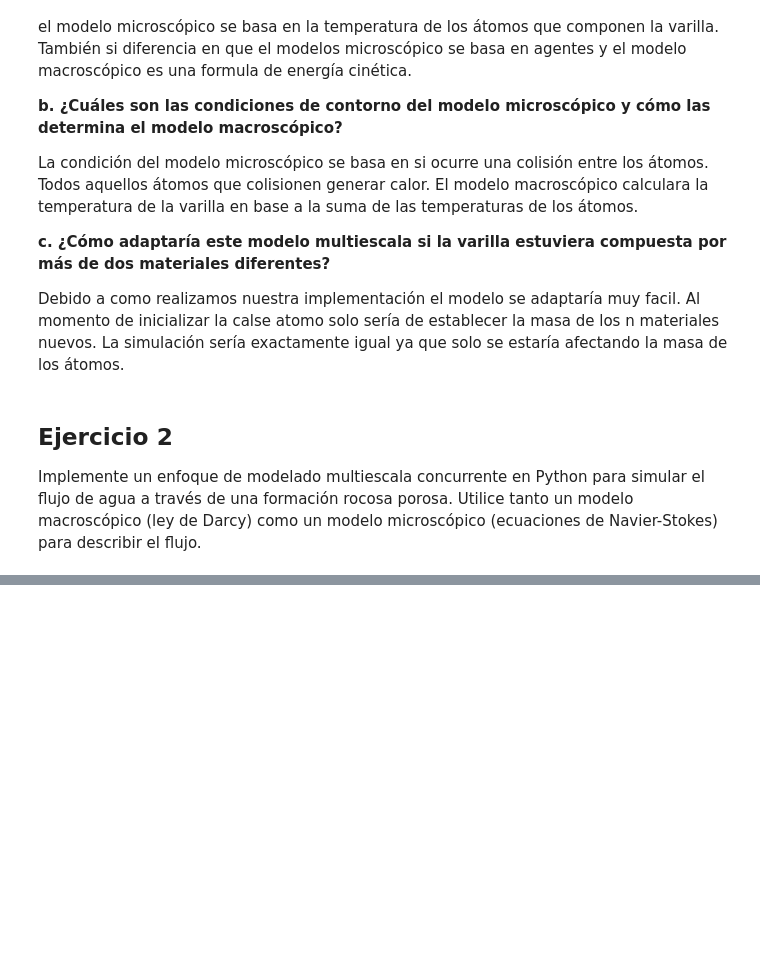
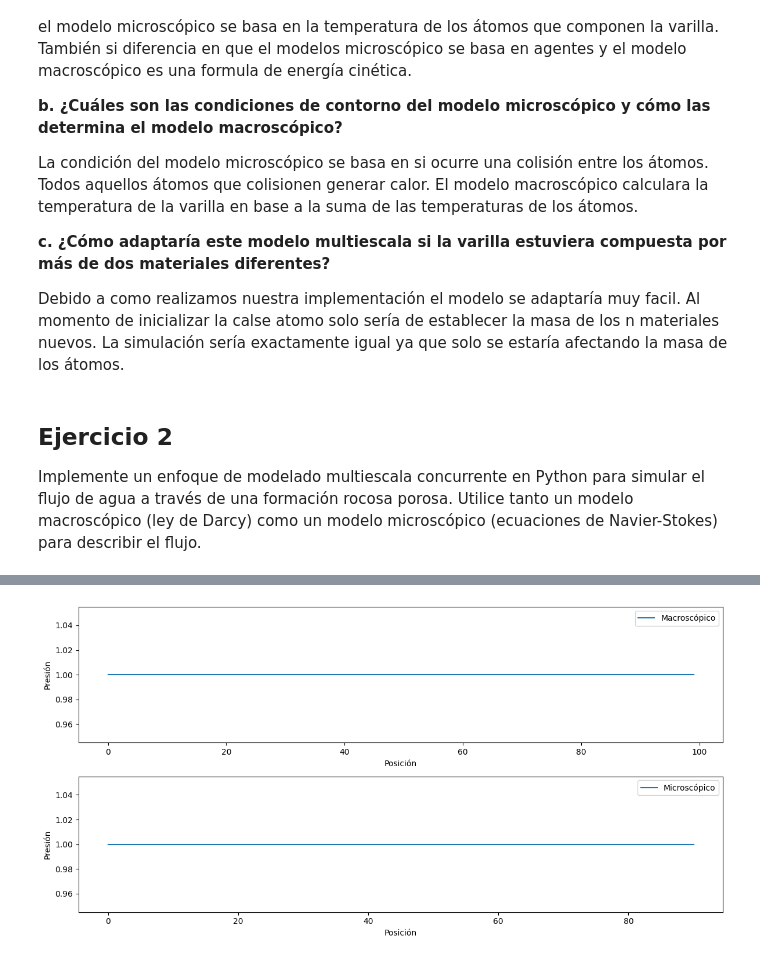
Before and after one commit to Daniel14gonc/Lab6_Modsim, a Jupyter notebook: Lab6.ipynb, the cells around one changed output, grey strips where cells are left out. Saved outputs shown, nothing was run; the diff lists cells and outputs as text; code cells hidden in the pictures; blank space fills up the shorter version.

```diff
--- a/Lab6.ipynb
+++ b/Lab6.ipynb
@@ -158,0 +220,77 @@ una formación rocosa porosa. Utilice tanto un modelo macroscópico (ley de Darc
+# %%
+import numpy as np
+import matplotlib.pyplot as plt
+
+# Parámetros para la formación rocosa porosa
+porosidad = 0.2  # Porosidad de la formación
+permeabilidad = 1.0  # Permeabilidad de la formación
+
+# Parámetros para la discretización
+num_celdas_macro = 100  # Número de celdas para el modelo macroscópico
+num_celdas_micro = 10  # Número de celdas para el modelo microscópico
+
+# Longitud de la formación rocosa
+longitud_formacion = 100.0
+
+# Delta x para cada nivel de escala
+dx_macro = longitud_formacion / num_celdas_macro
+dx_micro = dx_macro * (num_celdas_macro / num_celdas_micro)
+
+# Crear arreglos para almacenar presiones en cada celda
+presiones_macro = np.ones(num_celdas_macro)  # Inicializar todas las presiones a 1.0
+presiones_micro = np.ones(num_celdas_micro)  # Inicializar todas las presiones a 1.0
+
+# Simulación en el nivel macroscópico usando la ley de Darcy
+def simular_macroscopico():
+    global presiones_macro
+    # Aplicar la ley de Darcy: Q = -K * A * (dp/dx)
+    for i in range(1, num_celdas_macro - 1):
+        dp_dx = (presiones_macro[i - 1] - presiones_macro[i]) / dx_macro
+        flujo = -permeabilidad * porosidad * dp_dx
+        presiones_macro[i] -= flujo * dx_macro
+
+# Simulación en el nivel microscópico usando las ecuaciones de Navier-Stokes
+def simular_microscopico():
+    global presiones_micro
+    # Implementar las ecuaciones de Navier-Stokes para el flujo en una dimensión
+    for i in range(1, num_celdas_micro - 1):
+        dp_dx = (presiones_micro[i - 1] - presiones_micro[i]) / dx_micro
+        flujo = -porosidad * dp_dx
+        presiones_micro[i] -= flujo * dx_micro
+
+# Función para ejecutar la simulación multiescala
+def simular_multiescala(num_pasos):
+    for _ in range(num_pasos):
+        simular_macroscopico()  # Simular en el nivel macroscópico
+        simular_microscopico()  # Simular en el nivel microscópico
+
+# Número de pasos de simulación
+num_pasos_simulacion = 100
+
+# Ejecutar la simulación multiescala
+simular_multiescala(num_pasos_simulacion)
+
+# Imprimir resultados
+print("Presiones en el nivel macroscópico:")
+print(presiones_macro)
+
+print("\nPresiones en el nivel microscópico:")
+print(presiones_micro)
+
+# Visualizar los resultados
+plt.figure(figsize=(12, 6))
+plt.subplot(2, 1, 1)
+plt.plot(np.arange(0, longitud_formacion, dx_macro), presiones_macro, label='Macroscópico')
+plt.xlabel('Posición')
+plt.ylabel('Presión')
+plt.legend()
+
+plt.subplot(2, 1, 2)
+plt.plot(np.arange(0, longitud_formacion, dx_macro * (num_celdas_macro / num_celdas_micro)), presiones_micro, label='Microscópico')
+plt.xlabel('Posición')
+plt.ylabel('Presión')
+plt.legend()
+
+plt.tight_layout()
+plt.show()
+# %% [output]
@@ -158,0 +306 @@ una formación rocosa porosa. Utilice tanto un modelo macroscópico (ley de Darc
+[figure, added]
```
Also changed, not shown: parts of 5 cells of this notebook.
